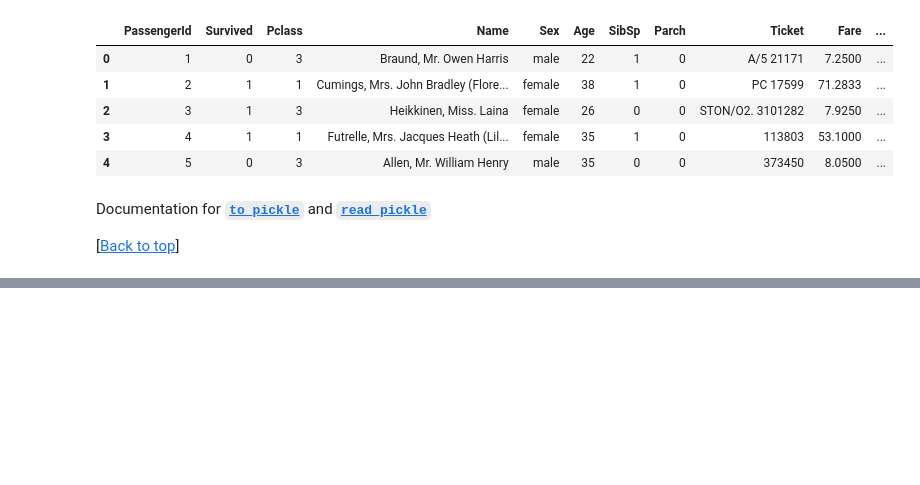
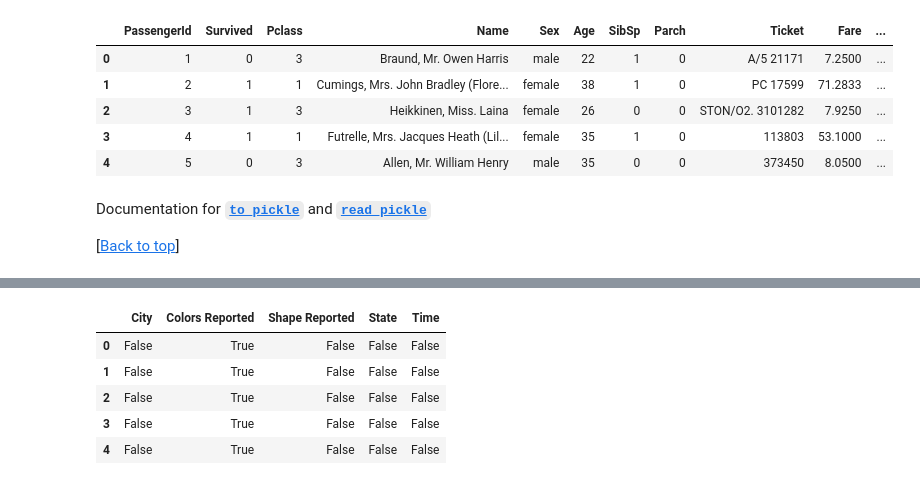
Before and after one commit to justmarkham/pandas-videos, a Jupyter notebook: pandas.ipynb, the cells around one changed output, grey strips where cells are left out. Cells and saved outputs as stored; diff of their text form; code cells hidden in the pictures; blank space fills up the shorter version.

```diff
--- a/pandas.ipynb
+++ b/pandas.ipynb
@@ -2304,0 +2314,4 @@ Documentation for [**`to_pickle`**](http://pandas.pydata.org/pandas-docs/stable/
+# %%
+# read a dataset of UFO reports into a DataFrame
+ufo = pd.read_csv('http://bit.ly/uforeports')
+ufo.head()
@@ -2304,0 +2325,10 @@ Documentation for [**`to_pickle`**](http://pandas.pydata.org/pandas-docs/stable/
+# %%
+# use 'isnull' as a top-level function
+pd.isnull(ufo).head()
+# %% [output]
+|  | City | Colors Reported | Shape Reported | State | Time |
+| 0 | False | True | False | False | False |
+| 1 | False | True | False | False | False |
+| 2 | False | True | False | False | False |
+| 3 | False | True | False | False | False |
+| 4 | False | True | False | False | False |
```
Also changed, not shown: parts of 21 cells of this notebook, 1 other file.
